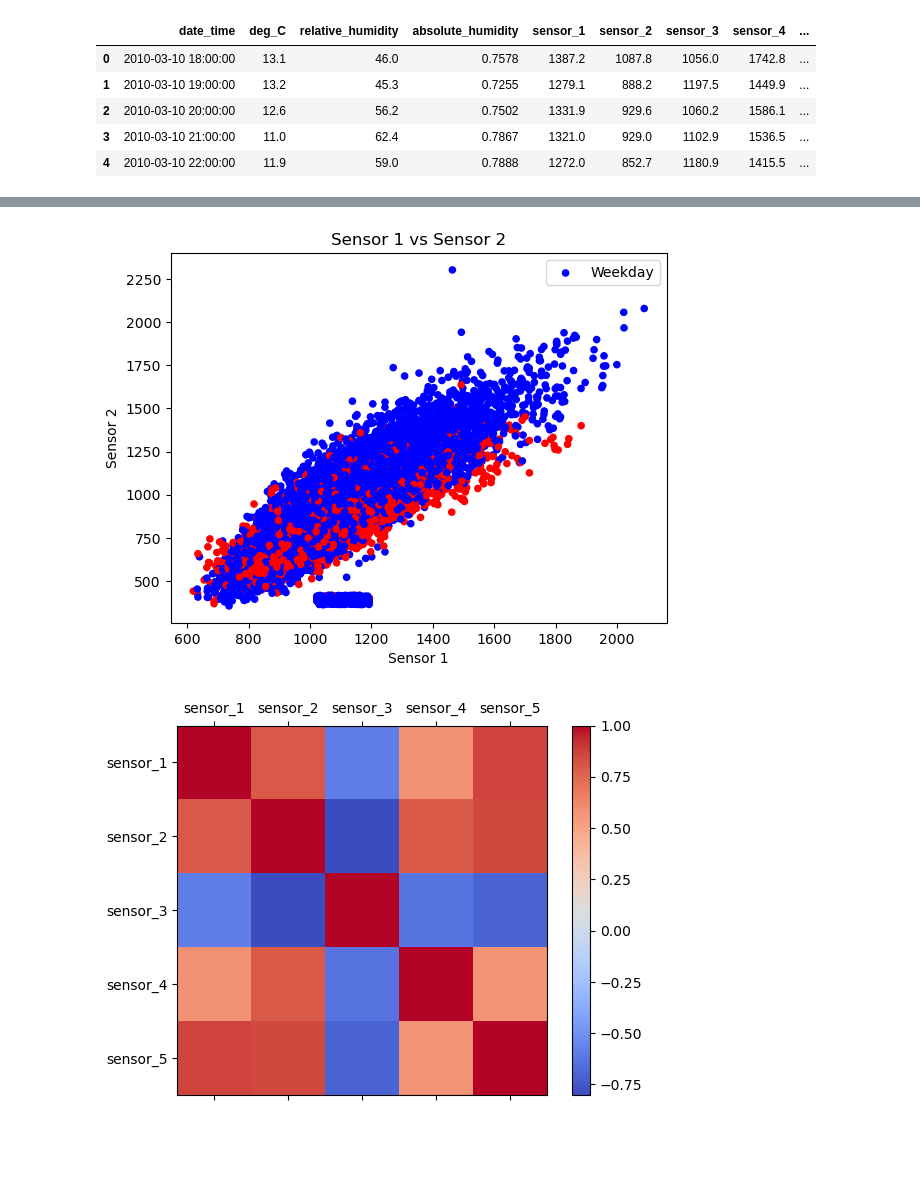
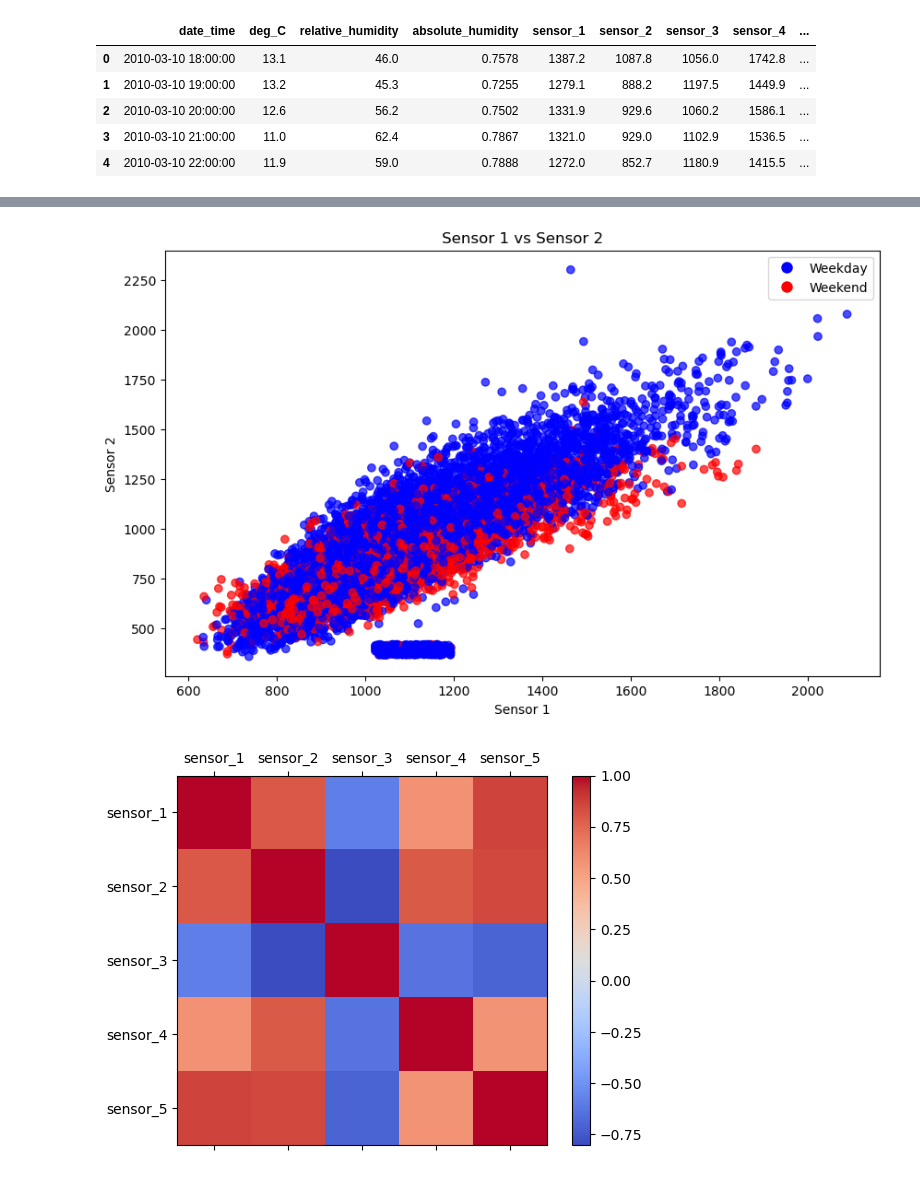
Before and after one commit to andy-12-08/deloitte_ds, a Jupyter notebook: notebook/PART_2.ipynb, the cells around one changed output, grey strips where cells are left out. Drawn from its saved outputs; the diff is of its cells as text; code cells hidden in the pictures; blank space fills up the shorter version.

```diff
--- a/notebook/PART_2.ipynb
+++ b/notebook/PART_2.ipynb
@@ -472,17 +481,22 @@ df_full[['sensor_1', 'sensor_2', 'sensor_3', 'sensor_4', 'sensor_5']].plot(kind=
 # %%
 # scatter plot of sensor_1 vs sensor_2 colored blue if weekday, red otherwise
+df_full['date_time'] = pd.to_datetime(df_full['date_time'])  # Ensure date_time is in datetime format
 weekday_color = np.where(df_full['date_time'].dt.weekday < 5, 'blue', 'red')
-df_full.plot.scatter(x='sensor_1', y='sensor_2', c=weekday_color)
-# add labels and title
+
+plt.figure(figsize=(10, 6))
+plt.scatter(df_full['sensor_1'], df_full['sensor_2'], c=weekday_color, alpha=0.7)
 plt.xlabel('Sensor 1')
 plt.ylabel('Sensor 2')
 plt.title('Sensor 1 vs Sensor 2')
-# legend
-plt.legend(['Weekday', 'Weekend'])
-# display the plot
+
+# Add a custom legend
+from matplotlib.lines import Line2D
+legend_elements = [Line2D([0], [0], marker='o', color='w', label='Weekday', markerfacecolor='blue', markersize=10),
+                   Line2D([0], [0], marker='o', color='w', label='Weekend', markerfacecolor='red', markersize=10)]
+plt.legend(handles=legend_elements, loc='best')
 plt.show()
 # %% [output]
-[figure, old version]
+[figure, new version]
 # %%
 # correlation matrix of all sensors against each other with histogram of the sensor values along the diagonal
 sensor_cols = ['sensor_1', 'sensor_2', 'sensor_3', 'sensor_4', 'sensor_5']
```
Also changed, not shown: parts of 2 cells of this notebook, 3 other files.
